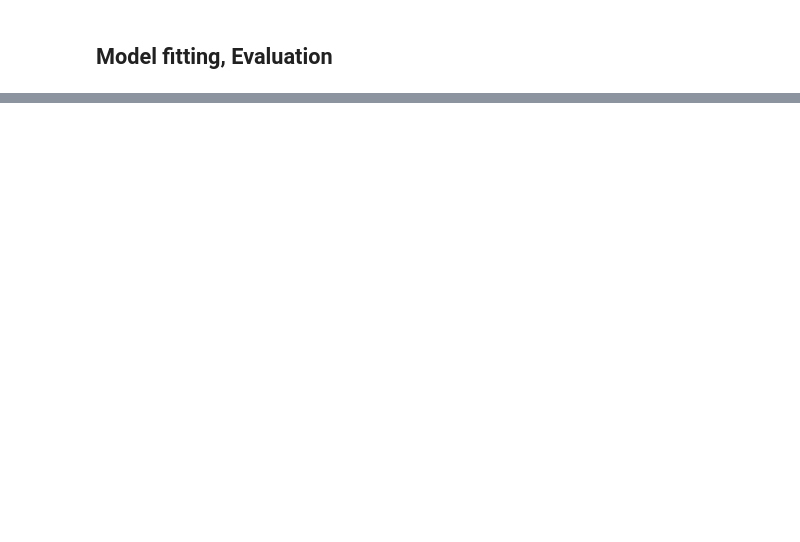
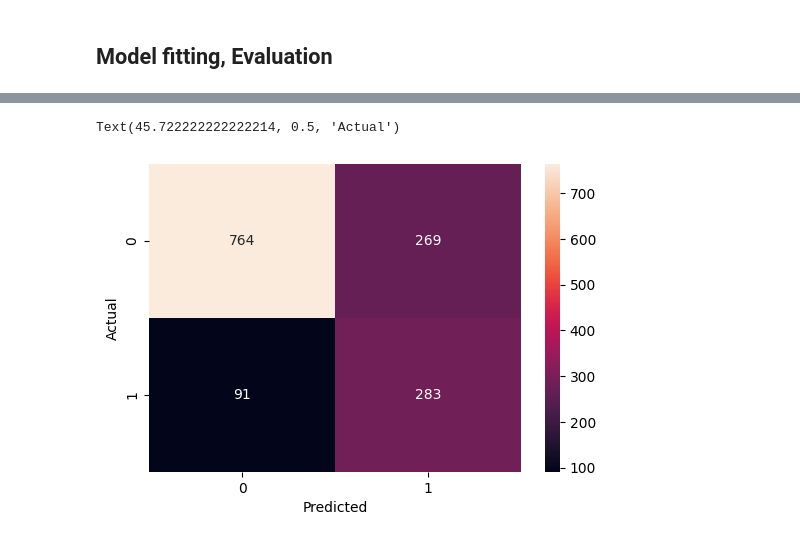
Before and after one commit to prathamesh0902/Resume-projects, a Jupyter notebook: Customer Retention/project.ipynb.ipynb, the cells around one changed output, grey strips where cells are left out. Saved outputs shown, nothing was run; the diff lists cells and outputs as text; code cells hidden in the pictures; blank space fills up the shorter version.

```diff
--- a/Customer Retention/project.ipynb.ipynb
+++ b/Customer Retention/project.ipynb.ipynb
@@ -246,0 +454,13 @@ print('recall 0:', 944 / (944 + 89), 'recall 1:', 165 / (165 + 209))
+# %%
+model.fit(X_train_sm, y_train_sm)
+
+y_pred_sm = model.predict(X_test)
+
+# print("Accuracy AFTER SMOTE:", round(accuracy_score(y_test, y_pred_sm)*100, 2), "%\n")
+# print("Classification Report AFTER SMOTE:\n", classification_report(y_test, y_pred_sm))
+
+# sns.heatmap(confusion_matrix(y_test, y_pred_sm), annot=True, fmt='d', cmap='Blues')
+# plt.title("Confusion Matrix AFTER SMOTE")
+# plt.xlabel("Predicted")
+# plt.ylabel("Actual")
+# plt.show()
@@ -246,0 +470,3 @@ print('recall 0:', 944 / (944 + 89), 'recall 1:', 165 / (165 + 209))
+# %%
+y_output_sm = [1 if x >= 0.5 else 0 for x in y_pred_sm]
+print(classification_report(y_test, y_output_sm))
@@ -246,0 +482,10 @@ print('recall 0:', 944 / (944 + 89), 'recall 1:', 165 / (165 + 209))
+# %%
+cm = tf.math.confusion_matrix(labels = y_test, predictions = y_output_sm)
+
+plt.figure(figsize = (6, 4))
+sns.heatmap(cm, annot = True, fmt = 'd')
+plt.xlabel('Predicted')
+plt.ylabel('Actual')
+# %% [output]
+Text(45.722222222222214, 0.5, 'Actual')
+[figure, added]
```
Also changed, not shown: parts of 33 cells of this notebook, 1 other file.
